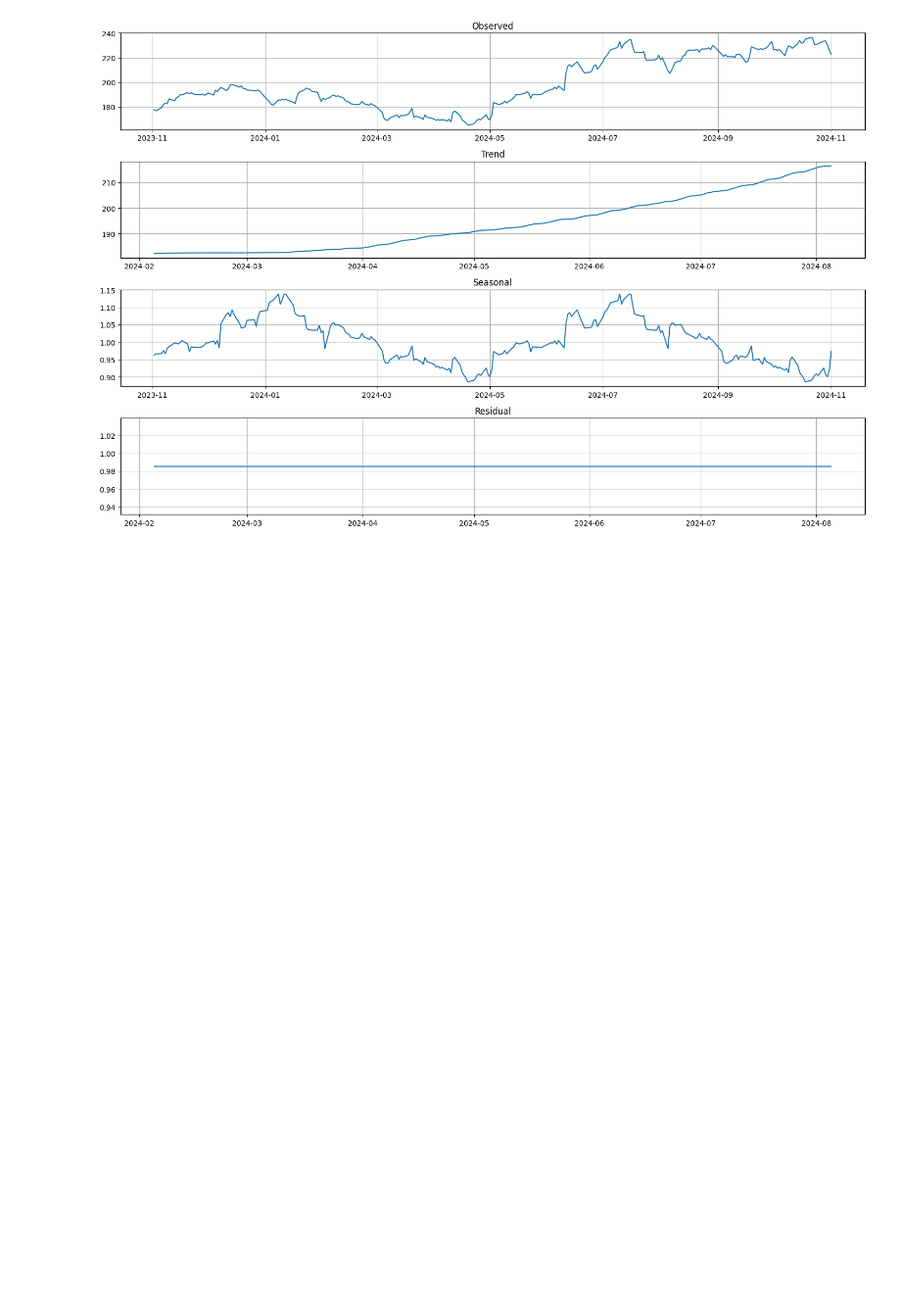
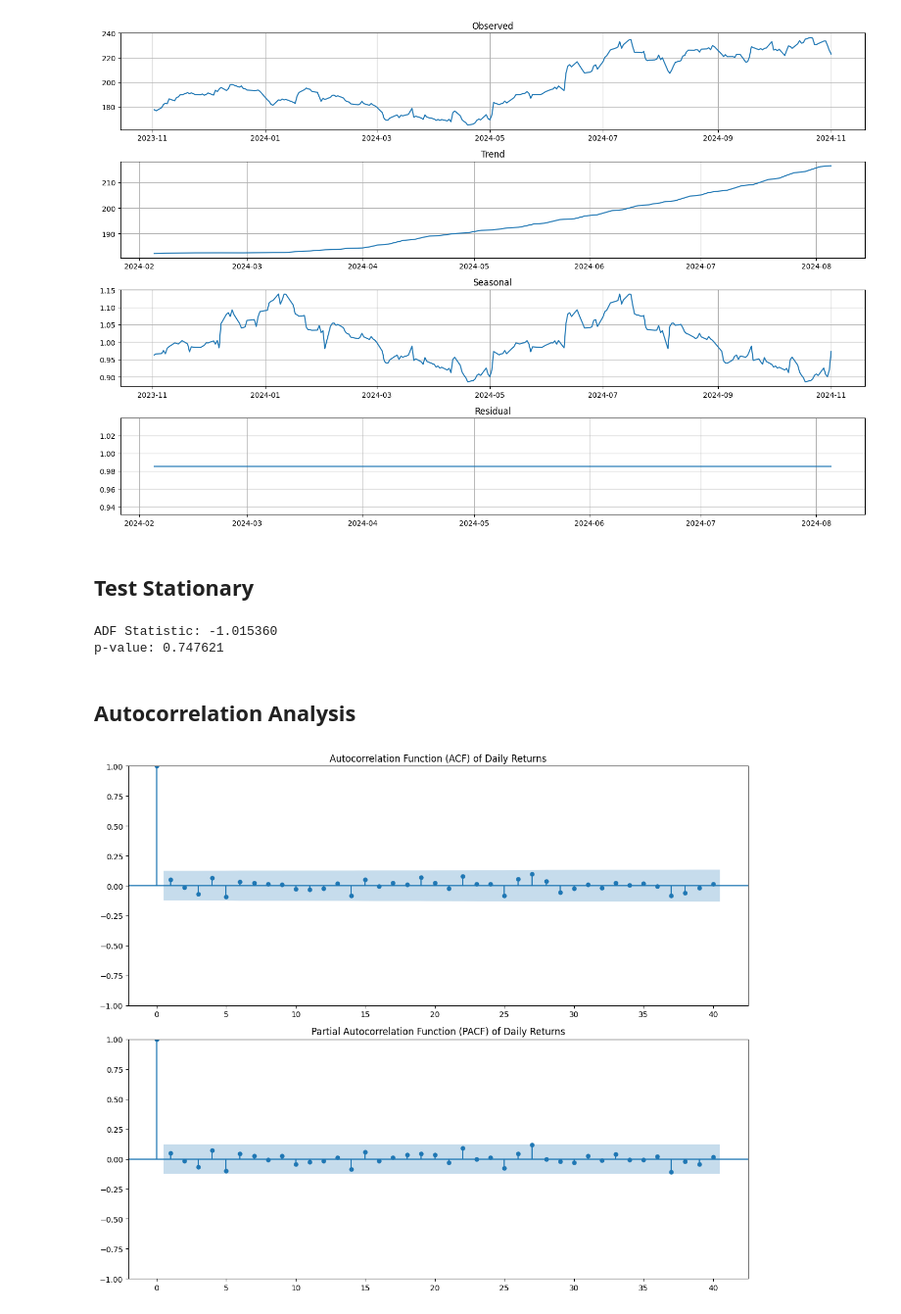
Before and after one commit to rioooranteai/data-analytics-modeling, a Jupyter notebook: Apple Stock/Code/Apple_Stock_EDA.ipynb, the cells around one changed output. Shown at 98% size. Cells and saved outputs as stored; diff of their text form; code cells hidden in the pictures; blank space fills up the shorter version.

```diff
--- a/Apple Stock/Code/Apple_Stock_EDA.ipynb
+++ b/Apple Stock/Code/Apple_Stock_EDA.ipynb
@@ -212,3 +225,29 @@ plt.tight_layout()
 plt.show()
 # %% [output]
 [figure]
+# %% [markdown]
+## **Test Stationary**
+# %%
+result = adfuller(data['Close'])
+print('ADF Statistic: %f' % result[0])
+print('p-value: %f' % result[1])
+# %% [output]
+ADF Statistic: -1.015360
+p-value: 0.747621
+# %% [markdown]
+## **Autocorrelation Analysis**
+# %%
+plt.figure(figsize=(12, 10))
+
+plt.subplot(211)
+plot_acf(data['Daily_Return'].dropna(), ax=plt.gca(), lags=40)
+plt.title('Autocorrelation Function (ACF) of Daily Returns')
+
+plt.subplot(212)
+plot_pacf(data['Daily_Return'].dropna(), ax=plt.gca(), lags=40)
+plt.title('Partial Autocorrelation Function (PACF) of Daily Returns')
+
+plt.tight_layout()
+plt.show()
+# %% [output]
+[figure, added]
```
Also changed, not shown: parts of 8 cells of this notebook.
